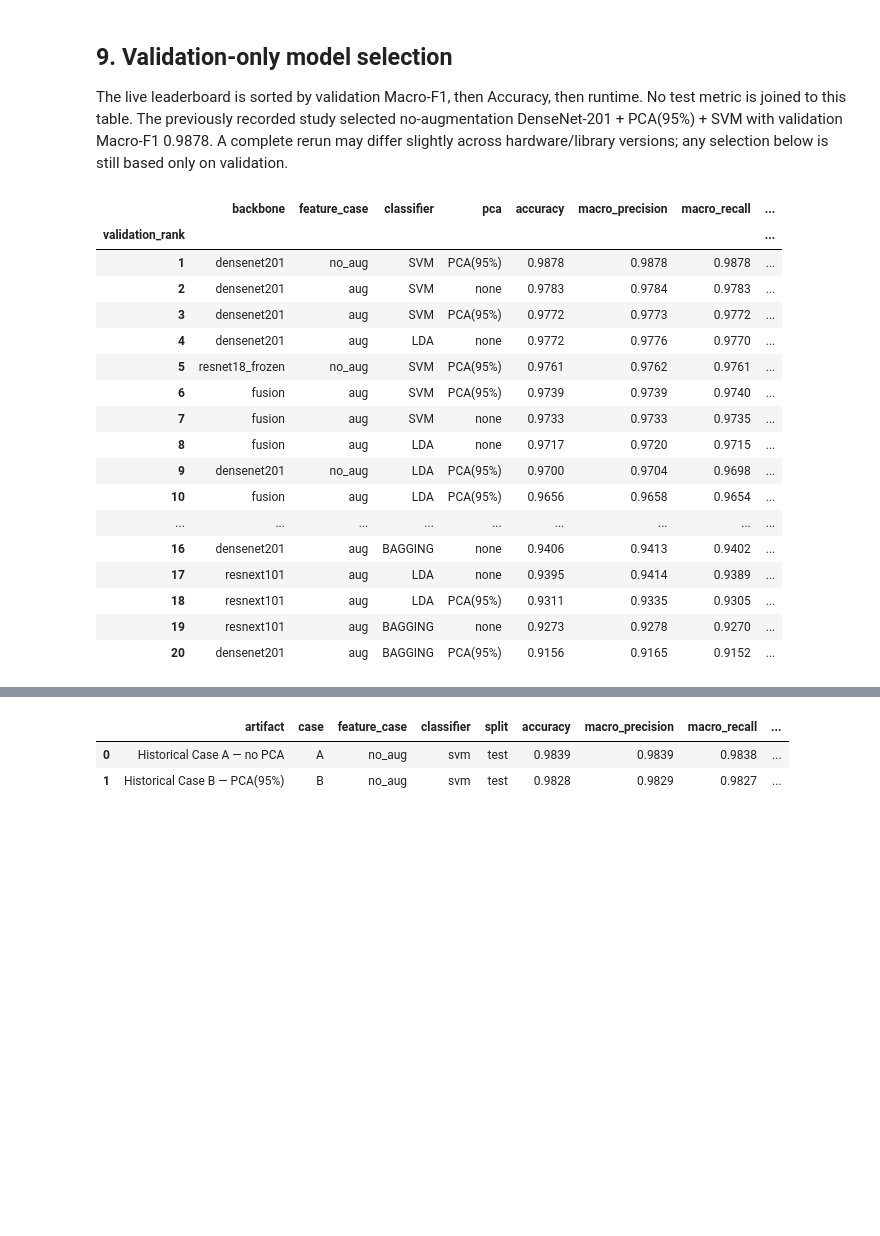
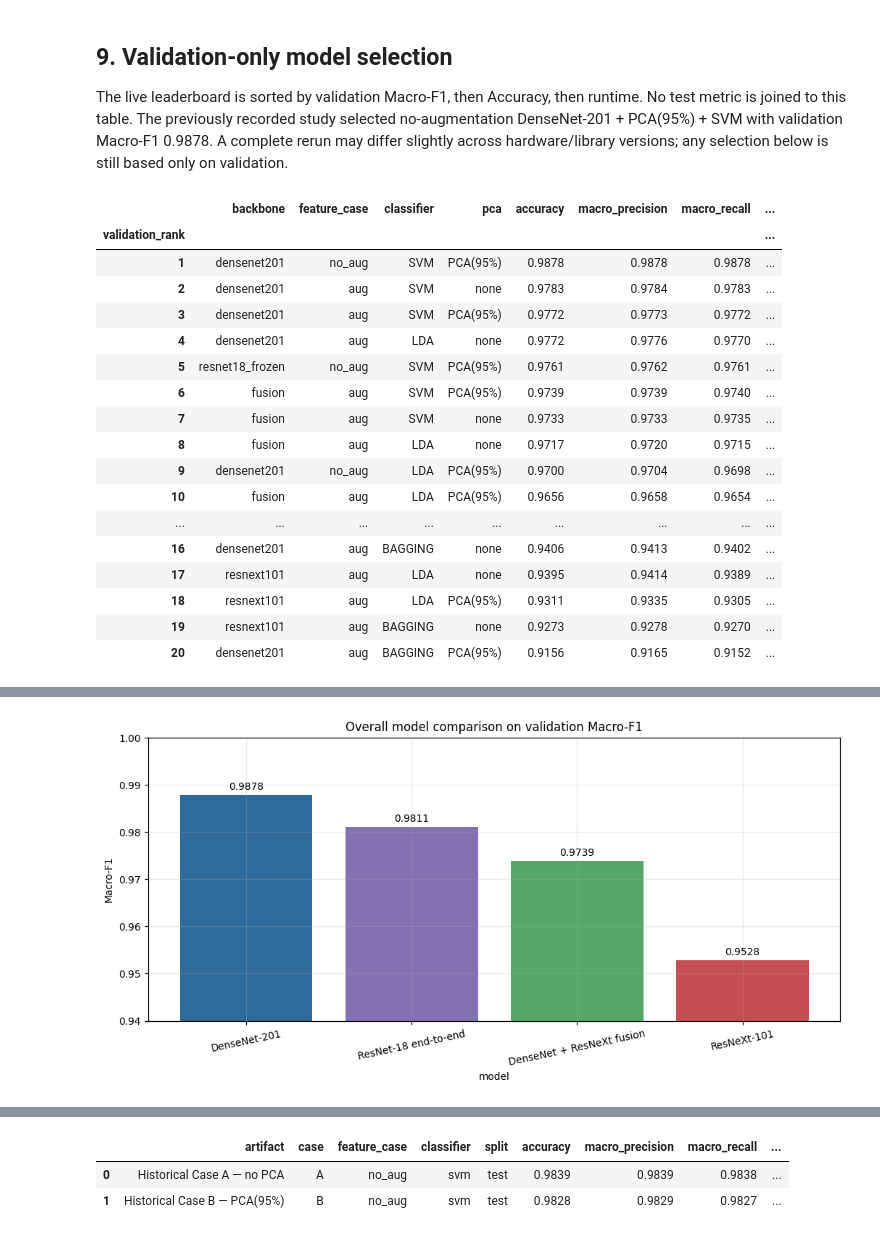
Before and after one commit to DDCcheng/project, a Jupyter notebook: notebooks/COMP9444_Project_Notebook.ipynb, the cells around one changed output, grey strips where cells are left out. Saved outputs shown, nothing was run; the diff lists cells and outputs as text; code cells hidden in the pictures; blank space fills up the shorter version.

Commit message:
Complete Person 5 baseline, evaluation, visualisations and demo

```diff
--- a/notebooks/COMP9444_Project_Notebook.ipynb
+++ b/notebooks/COMP9444_Project_Notebook.ipynb
@@ -1130,10 +1386,101 @@ hardware/library versions; any selection below is still based only on validation
 # %%
 validation_leaderboard = validation_results.copy()
 display(validation_leaderboard[summary_columns].head(20))
+
 selected = validation_leaderboard.iloc[0]
 SELECTED_RUN_ID = str(selected["run_id"])
 print("Validation-selected deep-feature configuration:")
-print(selected[summary_columns])
+display(pd.DataFrame([selected[summary_columns]]))
+
+
+def best_recorded_stage4_model(case_names, display_name):
+    rows = recorded_stage4[
+        recorded_stage4["case"].astype(str).isin(case_names)
+    ].copy()
+    best = rows.sort_values(
+        ["macro_f1", "accuracy", "seconds"],
+        ascending=[False, False, True],
+    ).iloc[0]
+    return {
+        "model": display_name,
+        "configuration": (
+            f"{best['feature_case']} / {best['classifier']} / "
+            f"{'PCA(95%)' if pd.notna(best['pca_feature_dim']) else 'no PCA'}"
+        ),
+        "accuracy": float(best["accuracy"]),
+        "macro_precision": float(best["macro_precision"]),
+        "macro_recall": float(best["macro_recall"]),
+        "macro_f1": float(best["macro_f1"]),
+        "weighted_f1": float(best["weighted_f1"]),
+        "selection_split": "validation",
+    }
+
+
+overall_rows = [
+    {
+        "model": "DenseNet-201",
+        "configuration": "no_aug / svm / PCA(95%)",
+        "accuracy": 0.9877845641,
+        "macro_precision": 0.9878028920,
+        "macro_recall": 0.9877583599,
+        "macro_f1": 0.9877794063,
+        "weighted_f1": 0.9877842853,
+        "selection_split": "validation",
+    },
+    best_recorded_stage4_model(["C", "D"], "ResNeXt-101"),
+    best_recorded_stage4_model(["E", "F"], "DenseNet + ResNeXt fusion"),
+]
+
+best_e2e = resnet18_comparison.sort_values(
+    ["macro_f1", "accuracy"],
+    ascending=[False, False],
+).iloc[0]
+overall_rows.append({
+    "model": "ResNet-18 end-to-end",
+    "configuration": f"{best_e2e['setting']} / fine-tuned / epoch {int(best_e2e['best_epoch'])}",
+    "accuracy": float(best_e2e["accuracy"]),
+    "macro_precision": float(best_e2e["macro_precision"]),
+    "macro_recall": float(best_e2e["macro_recall"]),
+    "macro_f1": float(best_e2e["macro_f1"]),
+    "weighted_f1": float(best_e2e["weighted_f1"]),
+    "selection_split": "validation",
+})
+
+overall_validation_comparison = pd.DataFrame(overall_rows).sort_values(
+    ["macro_f1", "accuracy"],
+    ascending=[False, False],
+).reset_index(drop=True)
+
+print("Overall validation comparison, including the required end-to-end baseline:")
+display(overall_validation_comparison)
+
+colours = ["#2F6B9A", "#8172B2", "#55A868", "#C44E52"]
+fig, axis = plt.subplots(figsize=(9.5, 4.8))
+bars = axis.bar(
+    overall_validation_comparison["model"],
+    overall_validation_comparison["macro_f1"],
+    color=colours,
+)
+axis.bar_label(
+    bars,
+    labels=[f"{value:.4f}" for value in overall_validation_comparison["macro_f1"]],
+    padding=3,
+)
+axis.set_title("Overall model comparison on validation Macro-F1")
+axis.set_xlabel("model")
+axis.set_ylabel("Macro-F1")
+axis.set_ylim(0.94, 1.0)
+axis.tick_params(axis="x", rotation=12)
+axis.grid(axis="y", alpha=0.25)
+plt.tight_layout()
+plt.show()
+
+winner = overall_validation_comparison.iloc[0]
+print(
+    f"Best validation model: {winner['model']} — {winner['configuration']} — "
+    f"Macro-F1={winner['macro_f1']:.4f}."
+)
+print("No test metric was used in this selection.")
 # %% [output]
 |  | backbone | feature_case | classifier | pca | accuracy | macro_precision | macro_recall | ... |
 | validation_rank |  |  |  |  |  |  |  | ... |
@@ -1169,0 +1512 @@ Name: 1, dtype: object
+[figure, added]
```
Also changed, not shown: parts of 21 cells of this notebook.
